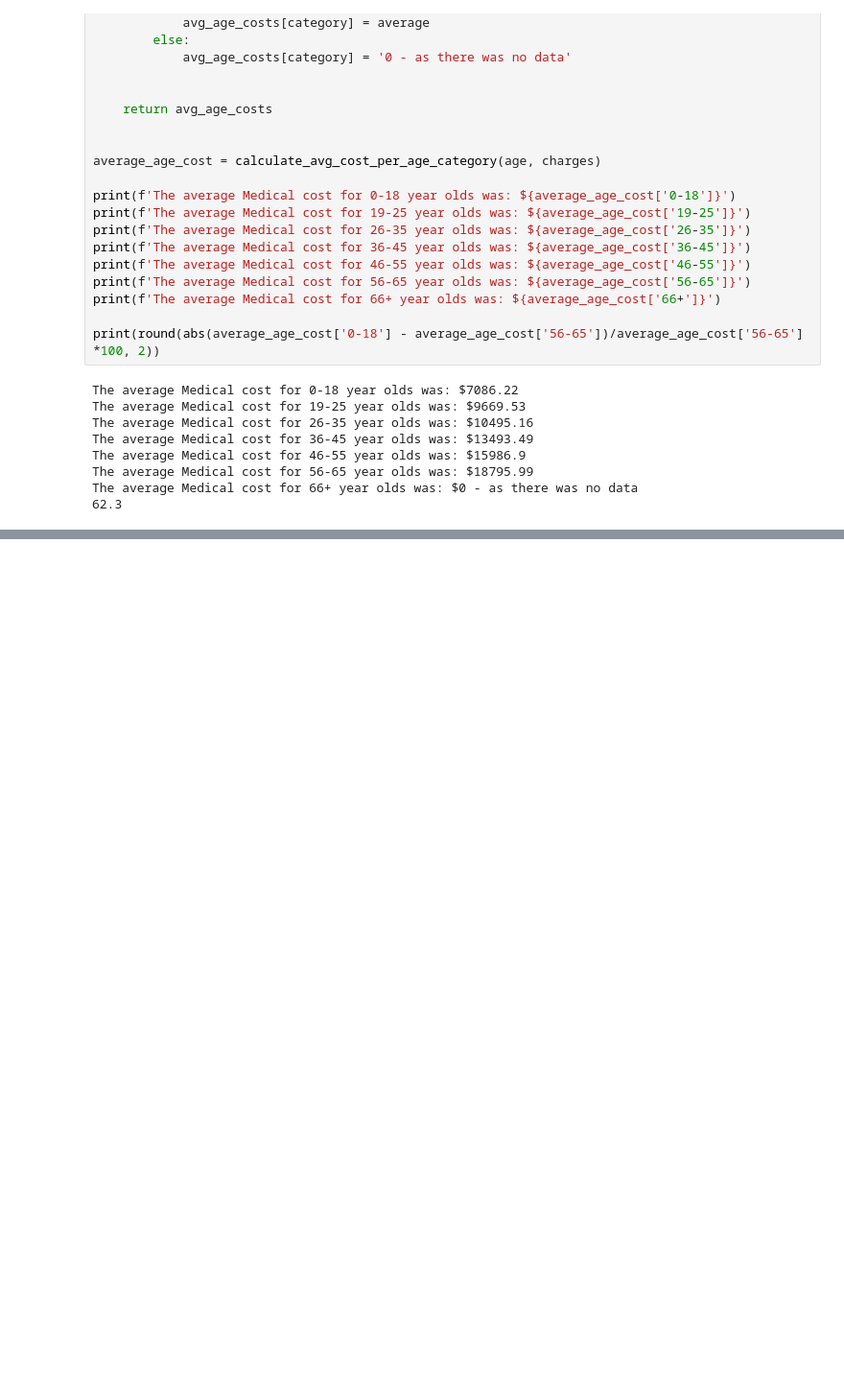
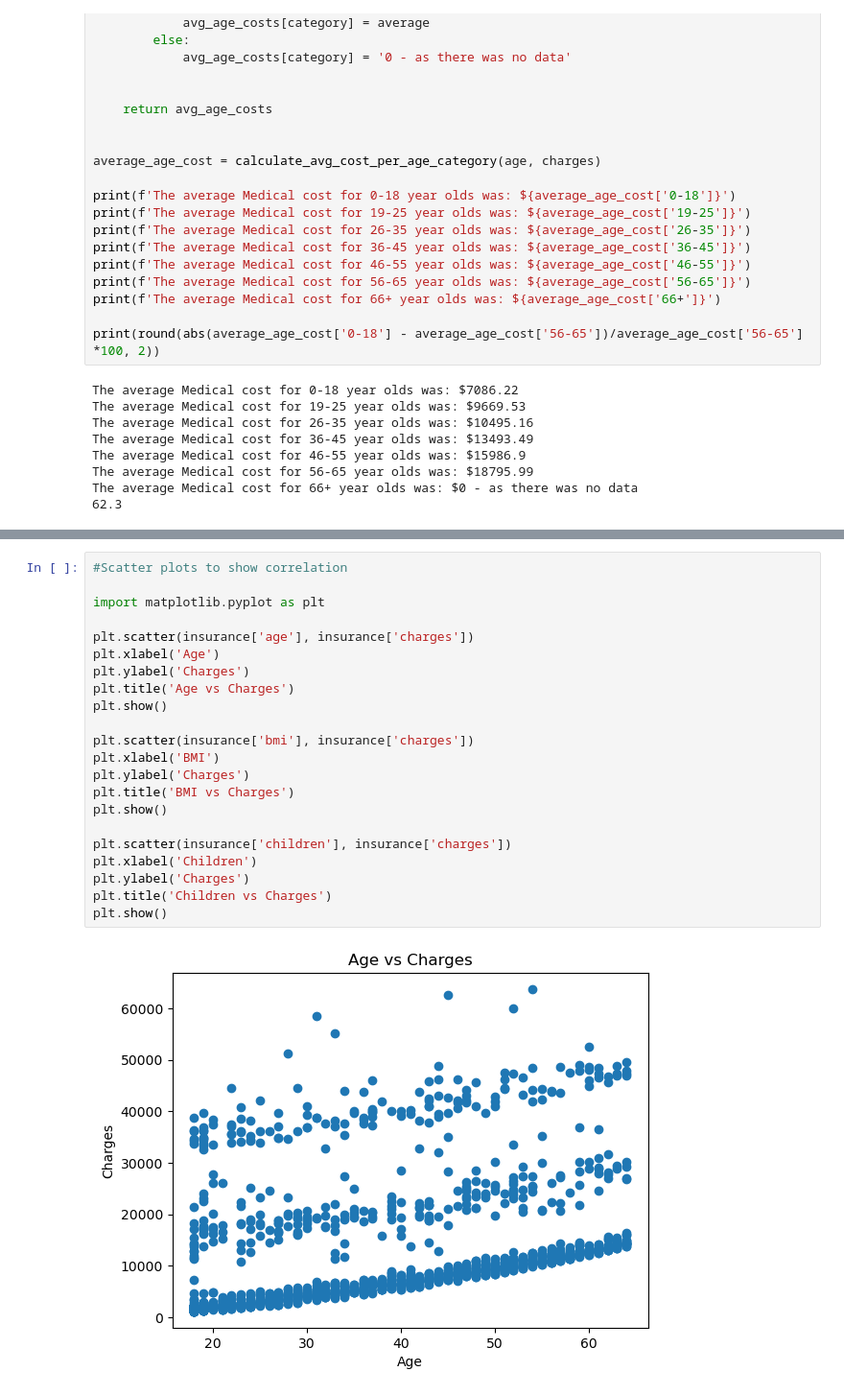
Before and after one commit to ZakM711/Medical-insurance-code-academy-project, a Jupyter notebook: us-medical-insurance-costs.ipynb, the cells around one changed output, grey strips where cells are left out. Shown at 96% size. Drawn from its saved outputs; the diff is of its cells as text; blank space fills up the shorter version.

```diff
--- a/us-medical-insurance-costs.ipynb
+++ b/us-medical-insurance-costs.ipynb
@@ -335,0 +365,24 @@ The average Medical cost for 66+ year olds was: $0 - as there was no data
+# %%
+#Scatter plots to show correlation
+
+import matplotlib.pyplot as plt
+
+plt.scatter(insurance['age'], insurance['charges'])
+plt.xlabel('Age')
+plt.ylabel('Charges')
+plt.title('Age vs Charges')
+plt.show()
+
+plt.scatter(insurance['bmi'], insurance['charges'])
+plt.xlabel('BMI')
+plt.ylabel('Charges')
+plt.title('BMI vs Charges')
+plt.show()
+
+plt.scatter(insurance['children'], insurance['charges'])
+plt.xlabel('Children')
+plt.ylabel('Charges')
+plt.title('Children vs Charges')
+plt.show()
+# %% [output]
+[figure, added]
```
Also changed, not shown: parts of 16 cells of this notebook.
